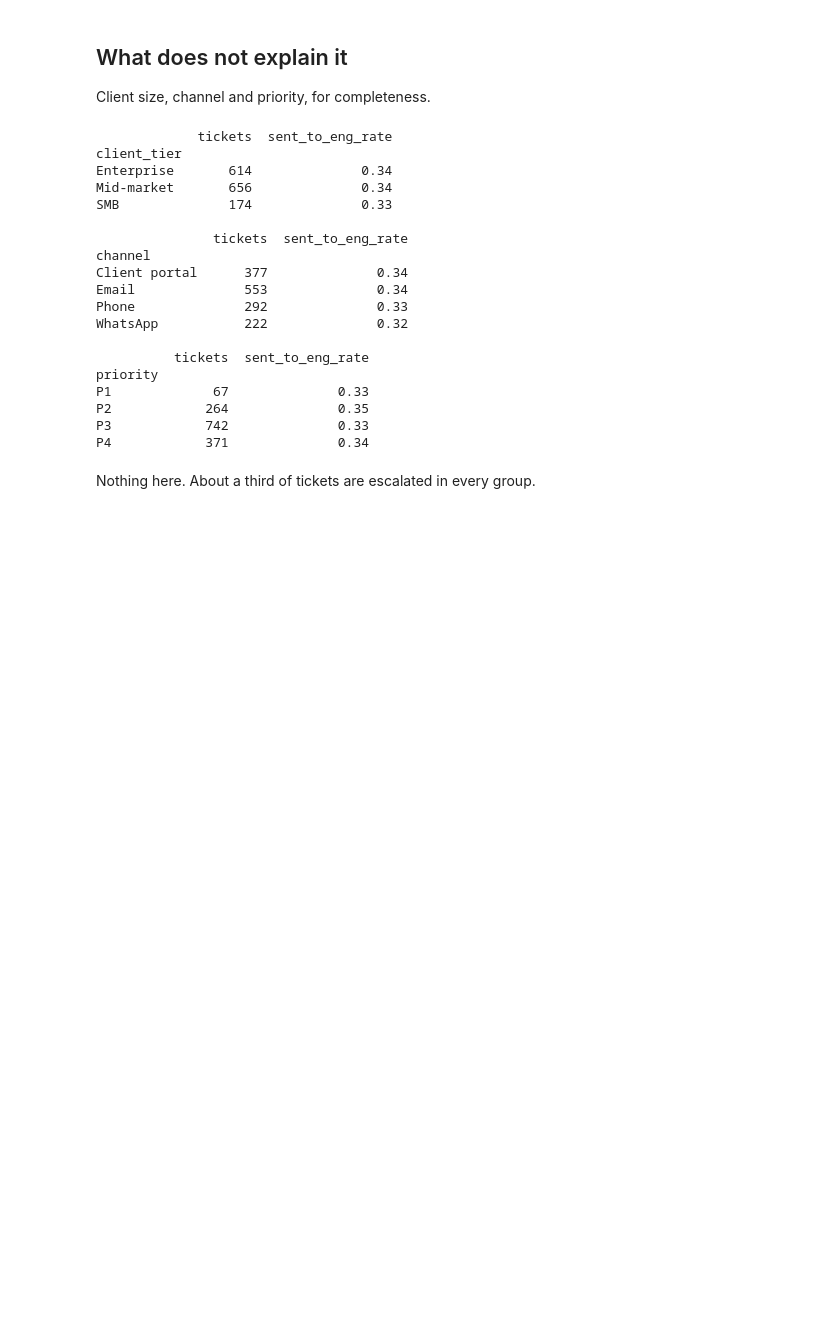
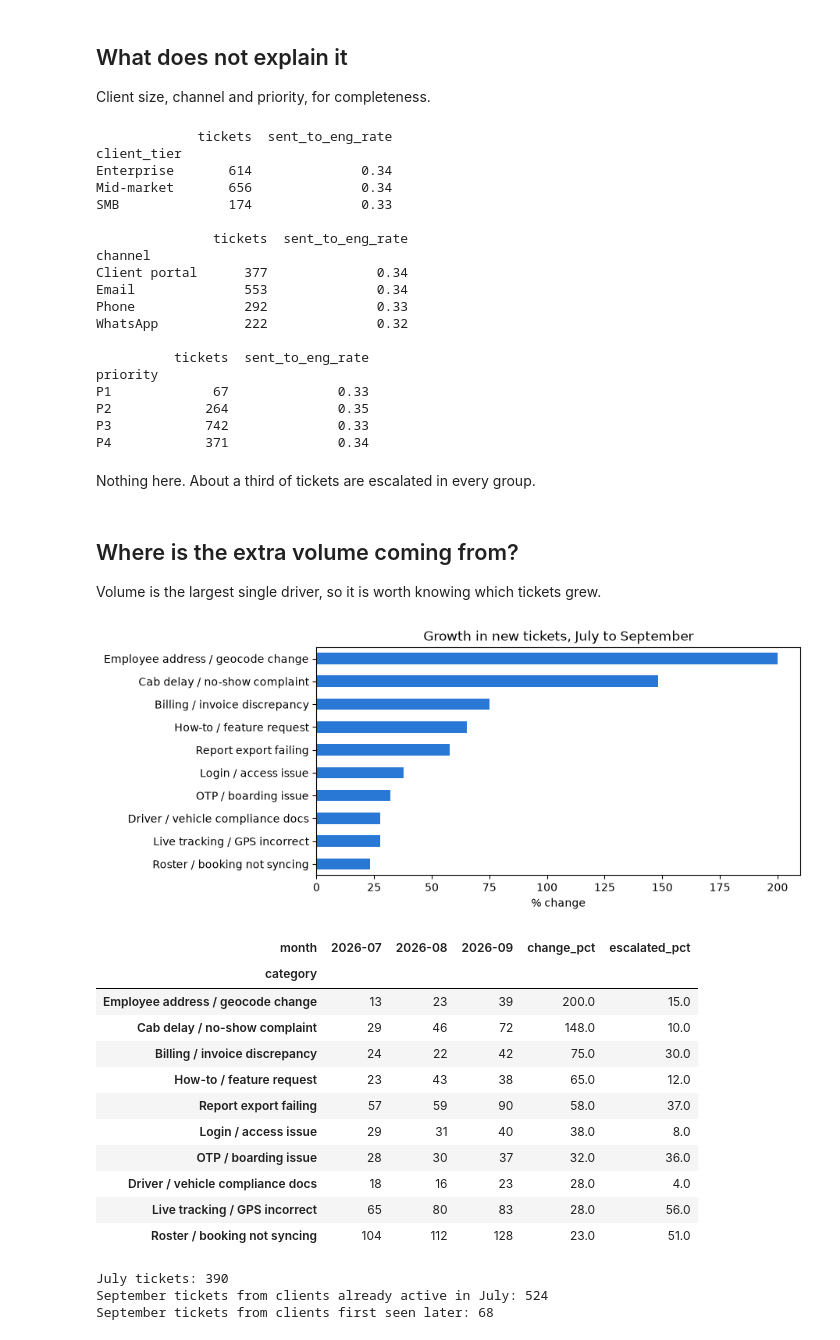
Before and after one commit to Ankur377823/rideops-escalation-check, a Jupyter notebook: notebooks/01_diagnosis.ipynb, the cells around one changed output. Cells and saved outputs as stored; diff of their text form; code cells hidden in the pictures; blank space fills up the shorter version.

```diff
--- a/notebooks/01_diagnosis.ipynb
+++ b/notebooks/01_diagnosis.ipynb
@@ -447,3 +559,47 @@ P3            742              0.33
 P4            371              0.34
 # %% [markdown]
 Nothing here. About a third of tickets are escalated in every group.
+# %% [markdown]
+## Where is the extra volume coming from?
+
+Volume is the largest single driver, so it is worth knowing which tickets grew.
+# %%
+volume = pd.crosstab(df["category"], df["month"])
+volume["change_pct"] = (volume["2026-09"] / volume["2026-07"] - 1) * 100
+volume["escalated_pct"] = df.groupby("category")["escalated"].mean() * 100
+volume = volume.sort_values("change_pct")
+
+volume["change_pct"].plot(kind="barh", color="#2a78d6", figsize=(8, 3.8),
+                          title="Growth in new tickets, July to September")
+plt.xlabel("% change")
+plt.ylabel("")
+plt.show()
+volume.sort_values("change_pct", ascending=False).round(0)
+# %% [output]
+[figure, added]
+| month | 2026-07 | 2026-08 | 2026-09 | change_pct | escalated_pct |
+| category |  |  |  |  |  |
+| Employee address / geocode change | 13 | 23 | 39 | 200.0 | 15.0 |
+| Cab delay / no-show complaint | 29 | 46 | 72 | 148.0 | 10.0 |
+| Billing / invoice discrepancy | 24 | 22 | 42 | 75.0 | 30.0 |
+| How-to / feature request | 23 | 43 | 38 | 65.0 | 12.0 |
+| Report export failing | 57 | 59 | 90 | 58.0 | 37.0 |
+| Login / access issue | 29 | 31 | 40 | 38.0 | 8.0 |
+| OTP / boarding issue | 28 | 30 | 37 | 32.0 | 36.0 |
+| Driver / vehicle compliance docs | 18 | 16 | 23 | 28.0 | 4.0 |
+| Live tracking / GPS incorrect | 65 | 80 | 83 | 28.0 | 56.0 |
+| Roster / booking not syncing | 104 | 112 | 128 | 23.0 | 51.0 |
+# %%
+# Is the growth from new clients, or from existing clients raising more tickets?
+first_month = df.groupby("client_name")["month"].min()
+df["client_since"] = df["client_name"].map(first_month)
+
+july = df[df["month"] == "2026-07"]
+september = df[df["month"] == "2026-09"]
+print("July tickets:", len(july))
+print("September tickets from clients already active in July:", (september["client_since"] == "2026-07").sum())
+print("September tickets from clients first seen later:", (september["client_since"] != "2026-07").sum())
+# %% [output]
+July tickets: 390
+September tickets from clients already active in July: 524
+September tickets from clients first seen later: 68
```
Also changed, not shown: parts of 11 cells of this notebook, 2 other files.
